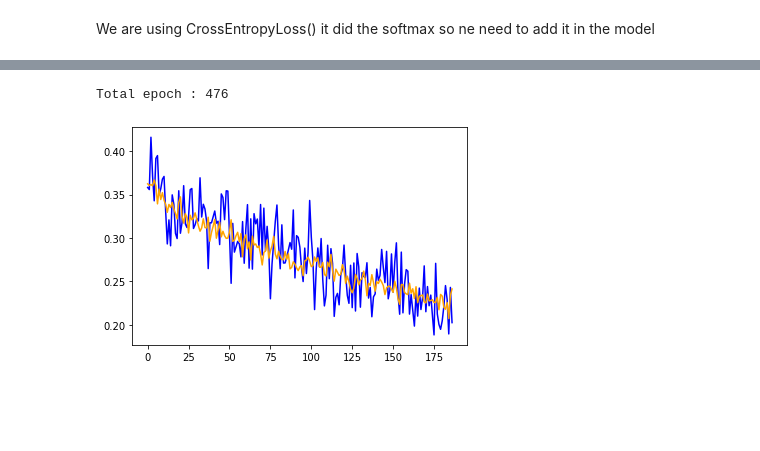
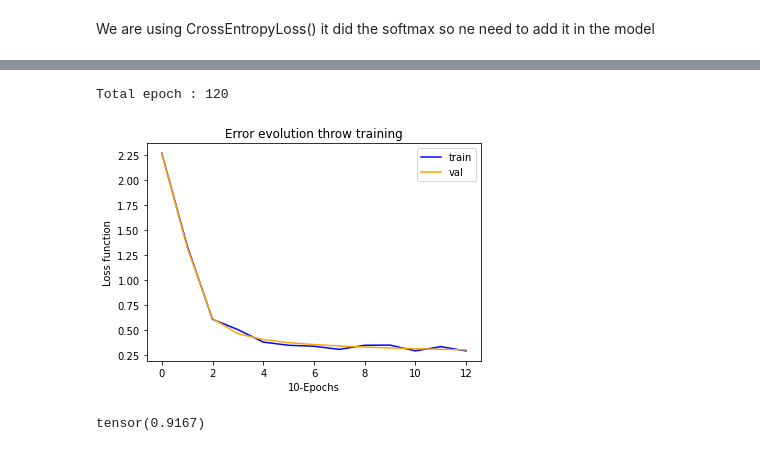
Before and after one commit to Ocean728/mnist_pytorch, a Jupyter notebook: MNINST.ipynb, the cells around one changed output, grey strips where cells are left out. Drawn from its saved outputs; the diff is of its cells as text; code cells hidden in the pictures; blank space fills up the shorter version.

Commit message:
add plot mistakes

```diff
--- a/MNINST.ipynb
+++ b/MNINST.ipynb
@@ -19,5 +22,6 @@ import torch.optim as optim
 # %% [markdown]
 ## Load the data
 # %%
-batch_size = 8192
+#batch_size = 8192
+batch_size = 4096
 validation_size = 10000
@@ -94,25 +154,3 @@ We are using CrossEntropyLoss() it did the softmax so ne need to add it in the m
 # %%
 losses_train = []
 losses_val = []
-# %%
-%%time
-epochs = 10
-for epoch in range(epochs):
-    for batch_idx, (data, targets) in enumerate(train_loader):
-        optimizer.zero_grad()
-        data.to(device)
-        output = model(data)
-        loss = loss_func(output, targets)
-        loss.backward()
-        optimizer.step()
-
-    if (epoch == 0 or epoch%val_frequency == 0 or epoch == epochs-1):
-
-        with torch.no_grad():
-            _,(val_data, val_targets) = next(enumerate(train_loader))
-            val_data.to(device)
-            output_val = model(val_data)
-            loss_val = loss_func(output_val, val_targets)
-        losses_train.append(loss.item())
-        losses_val.append(loss_val.item())
-        print(f"Epoch {epoch}, loss_train {loss.item()}, loss_val {loss_val.item()}")
@@ -127,0 +157,6 @@ Wall time: 1min 46s
+# %%
+%%time
+epochs = 120
+val_frequency = 10
+model.to(device)
+train(epochs,val_frequency,train_loader,val_loader,model,optimizer,loss_func,losses_train,losses_val)
@@ -128,7 +179,12 @@ Wall time: 1min 46s
 # %%
-plt.plot(losses_train[50:-1],color="blue")
-plt.plot(losses_val[50:-1],color="orange")
-print(f"Total epoch : {len(losses_train)*val_frequency}")
+plt.plot(losses_train,color="blue",label="train")
+plt.plot(losses_val,color="orange",label="val")
+plt.title("Error evolution throw training")
+plt.ylabel("Loss function")
+plt.xlabel(f"{val_frequency}-Epochs")
+plt.legend(loc="upper right")
+
+print(f"Total epoch : {(len(losses_train)-1)*val_frequency}")
 # %% [output]
-Total epoch : 476
+Total epoch : 120
-[figure, old version]
+[figure, new version]
@@ -141,2 +191,7 @@ def score(data,target):
 # %%
 _, (test_data, test_targets) = next(enumerate(test_loader))
+# %%
+model.to("cpu")
+score(test_data,model,test_targets)
+# %% [output]
+tensor(0.9167)
```
Also changed, not shown: parts of 34 cells of this notebook, 3 other files.
